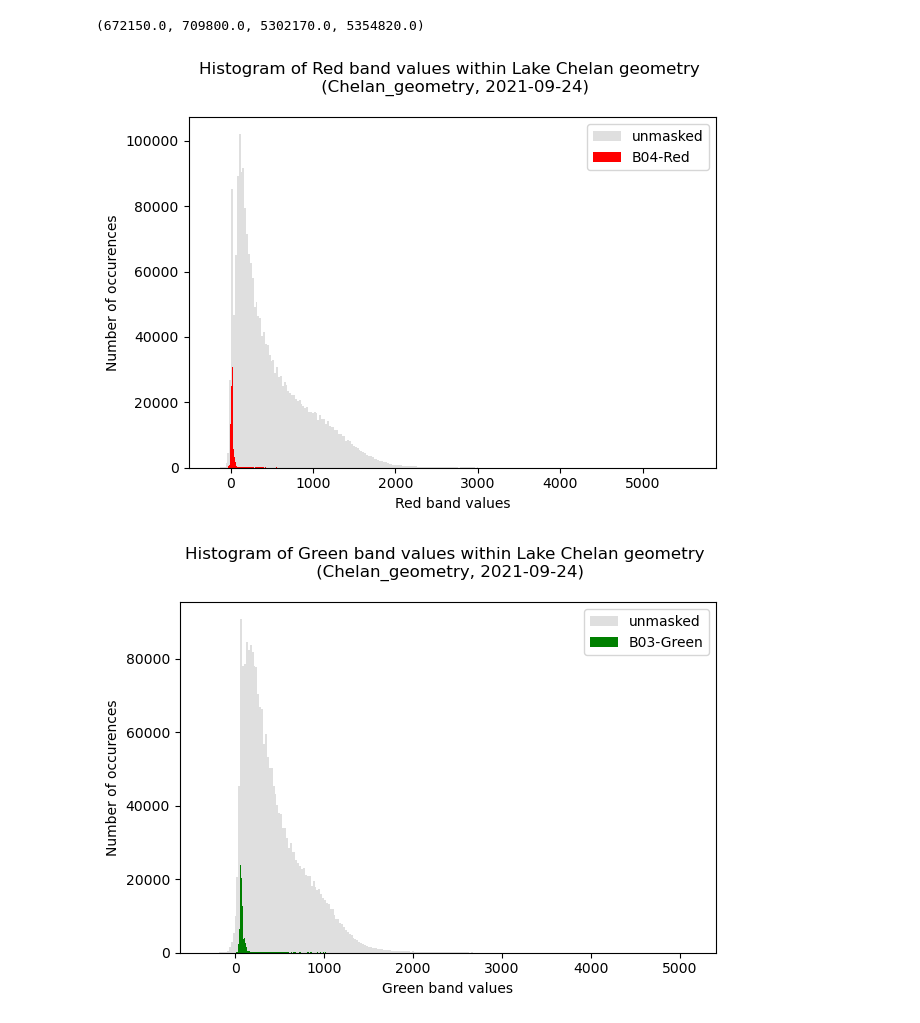
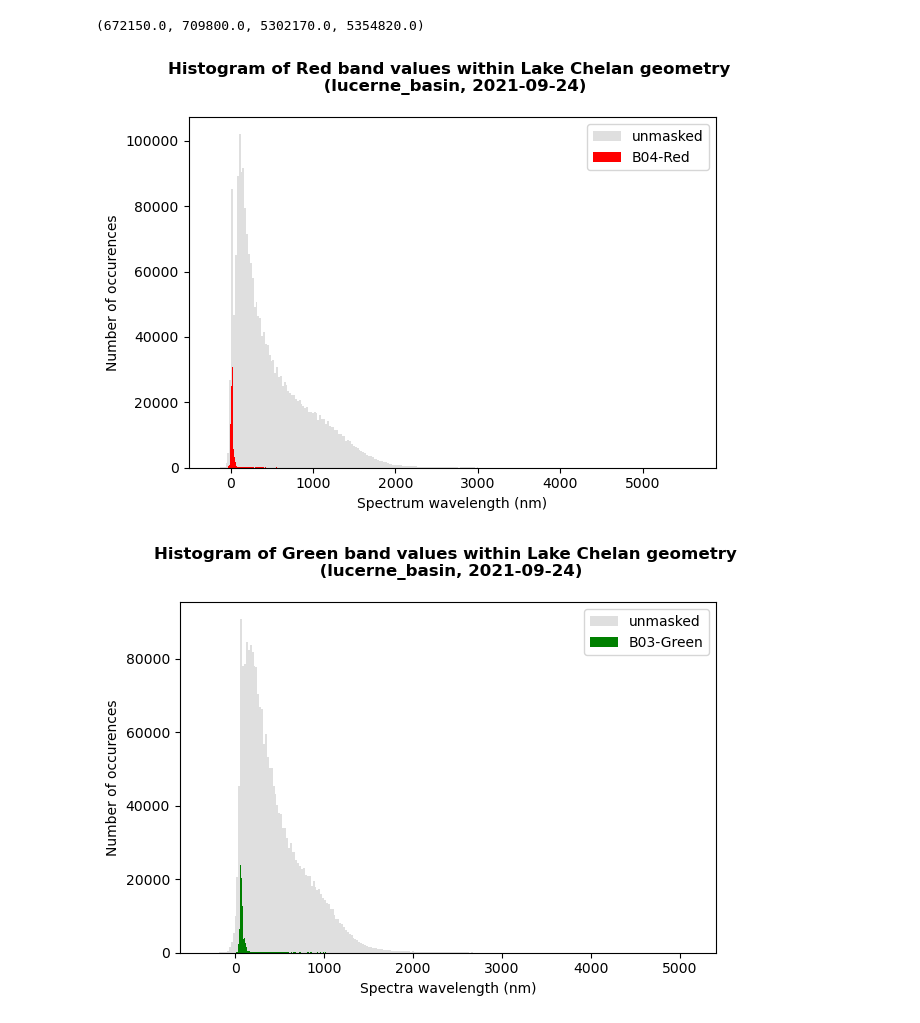
Before and after one commit to UW-GDA/Project_Chelanigans, a Jupyter notebook: chelan_2_rgb-analysis.ipynb, the cells around one changed output. Drawn from its saved outputs; the diff is of its cells as text; code cells hidden in the pictures.

```diff
--- a/chelan_2_rgb-analysis.ipynb
+++ b/chelan_2_rgb-analysis.ipynb
@@ -88,7 +88,7 @@ Using .netrc file for EDL
 #window = rasterio.windows.Window(2250, 1500, 512, 512)
 
 #same window shape as chelan geom
-window_id = 'Chelan_geometry'
+window_id = 'lucerne_basin'
 window = rasterio.windows.Window(2400, 1500, 1255, 1755)
 # %%
 #May want to use interactive plotting for zoom/pan and live coordinate display
@@ -364,15 +364,13 @@ nir_masked = ma.masked_where(chelan_mask==True,nir)
 # %%
 fig, ax = plt.subplots()
 
-#green_threshold = 0.1
-#r_norm = normie(r,2,98)
 ax.hist(r.compressed().ravel(), bins=256, color='silver', alpha=.5, log=False, label='unmasked')
 ax.hist(r_masked.compressed().ravel(), bins=256, color='red', log=False, label='B04-Red')
-#ax.axvline(green_threshold, ls='--', c='k', label=green_threshold)
+
 ax.legend()
 ax.set_ylabel('Number of occurences')
-ax.set_xlabel('Red band values')
-ax.set_title('Histogram of Red band values within Lake Chelan geometry \n (%s, %s)' %(window_id, date), y=1.05)
+ax.set_xlabel('Spectrum wavelength (nm)')
+ax.set_title('Histogram of Red band values within Lake Chelan geometry \n (%s, %s)' %(window_id, date), fontweight='bold', y=1.05)
 plt.tight_layout()
 
 #save image output
@@ -382,29 +380,26 @@ if os.path.isfile(strFile):
     os.system("rm "+strFile)
 plt.savefig(strFile);
 # %% [output]
-[figure, old version]
+[figure, new version]
 # %%
 fig, ax = plt.subplots()
-
-#green_threshold = 0.1
 
 ax.hist(g.compressed().ravel(), bins=256, color='silver', alpha=.5, log=False, label='unmasked')
 ax.hist(g_masked.compressed().ravel(), bins=256, color='green', log=False, label='B03-Green')
 
-#ax.axvline(green_threshold, ls='--', c='k', label=green_threshold)
 ax.legend()
 ax.set_ylabel('Number of occurences')
-ax.set_xlabel('Green band values')
-ax.set_title('Histogram of Green band values within Lake Chelan geometry \n (%s, %s)' %(window_id, date), y=1.05)
+ax.set_xlabel('Spectra wavelength (nm)')
+ax.set_title('Histogram of Green band values within Lake Chelan geometry \n (%s, %s)' %(window_id, date), fontweight='bold', y=1.05)
 plt.tight_layout()
 
 #save image output
 strFile = ('/home/jovyan/project/chelanigans/output/%s/%s/green-signal_%s.png' %(notebook, window_id, date))
 if os.path.isfile(strFile):
 #os.remove(strFile)
     os.system("rm "+strFile)
 plt.savefig(strFile);
 # %% [output]
-[figure, old version]
+[figure, new version]
 # %%
 fig, ax = plt.subplots()
```
Also changed, not shown: parts of 9 cells of this notebook, 4 other files.
